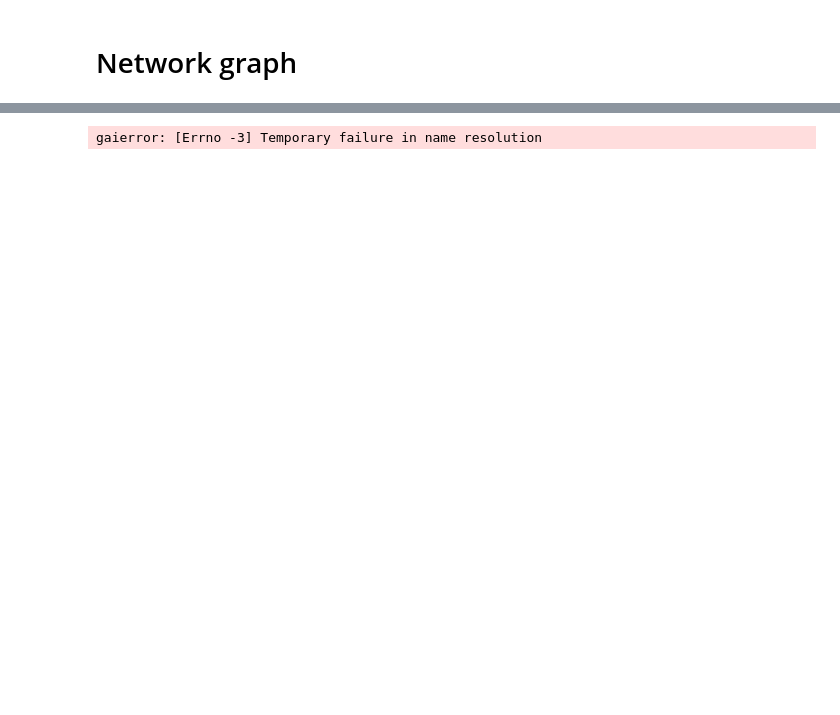
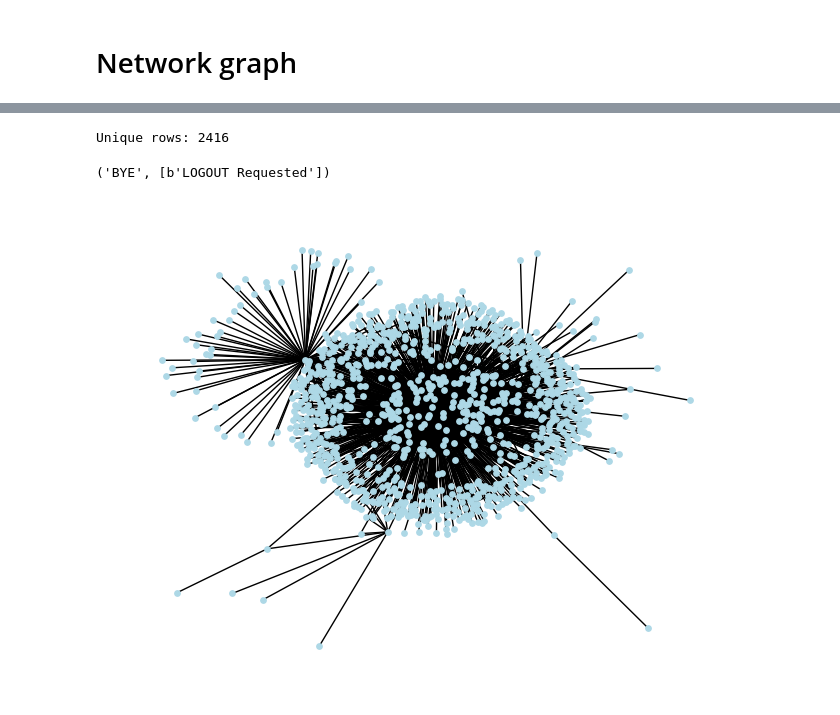
Before and after one commit to Ziverael/Studies2, a Jupyter notebook: ud/list2.ipynb, the cells around one changed output, grey strips where cells are left out. Cells and saved outputs as stored; diff of their text form; code cells hidden in the pictures; blank space fills up the shorter version.

```diff
--- a/ud/list2.ipynb
+++ b/ud/list2.ipynb
@@ -386,10 +376,12 @@ def create_growth_process_graph():
 # %%
 MAILS_TO_DOWNLOAD_COUNT = [6000]
 BATCH_SIZE = 200
 imap = GmailIMAP(USER_AUTH.user, USER_AUTH.password)
 senders = get_senders(imap, MAILS_TO_DOWNLOAD_COUNT, BATCH_SIZE, pickle_path="data/all_mails.pkl")
 relations = get_relations(senders)
-relatrions_graph = create_graph(relations)
+relations_graph = create_graph(relations)
 imap.conn.logout()
 # %% [output]
-gaierror: [Errno -3] Temporary failure in name resolution
+Unique rows: 2416
+('BYE', [b'LOGOUT Requested'])
+[figure, added]
```
Also changed, not shown: parts of 11 cells of this notebook, 2 other files.
